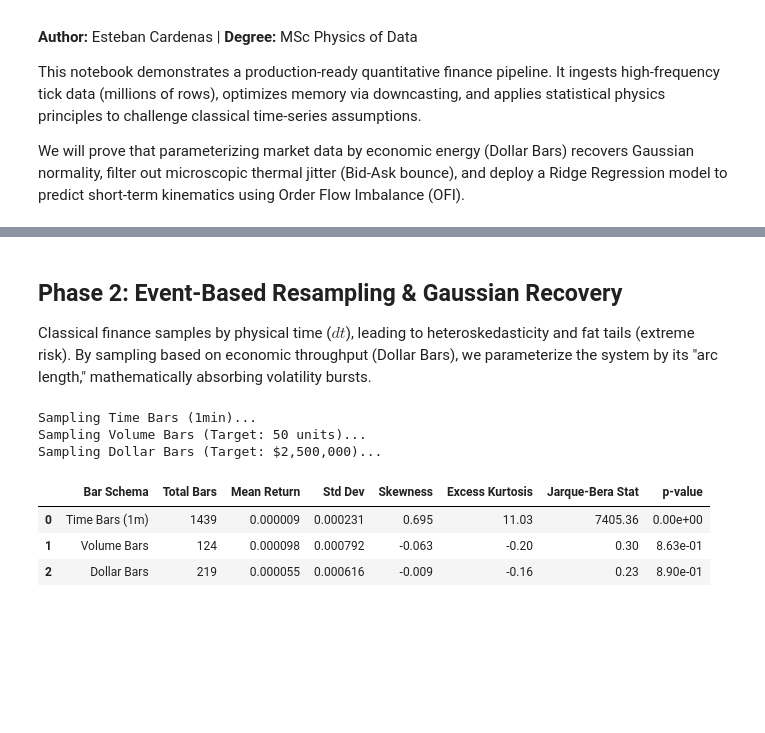
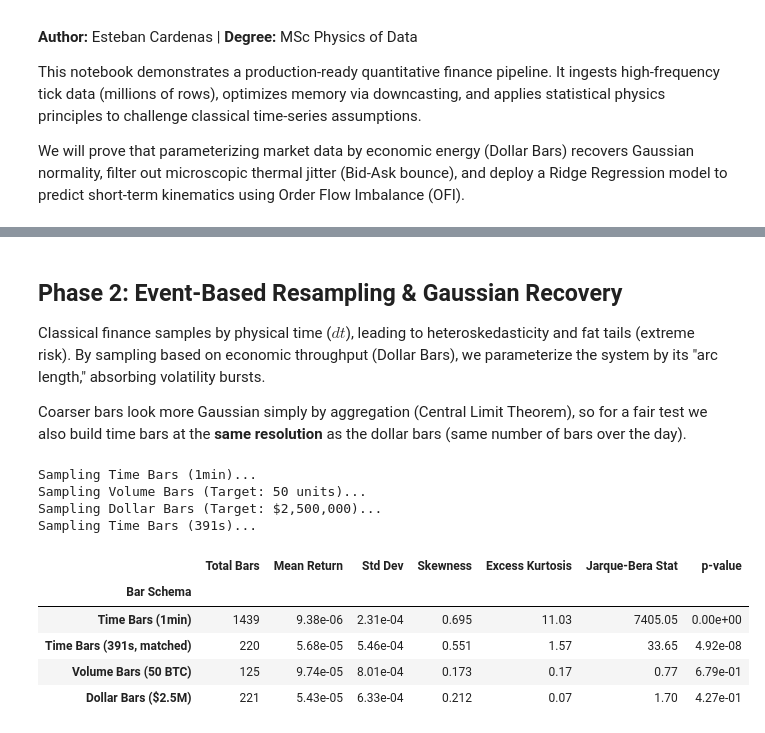
Before and after one commit to EstebanCardenas2001/High-Frequency-Tick-Data-Wrangler-A-Statistical-Mechanics-Approach-to-Market-Microstructure, a Jupyter notebook: notebooks/microstructure_analysis.ipynb, the cells around one changed output, grey strips where cells are left out. Drawn from its saved outputs; the diff is of its cells as text; code cells hidden in the pictures; blank space fills up the shorter version.

```diff
--- a/notebooks/microstructure_analysis.ipynb
+++ b/notebooks/microstructure_analysis.ipynb
@@ -35,9 +37,10 @@ We instantiate the `HighFreqTickWrangler` to download raw tick data from Binance
 wrangler = HighFreqTickWrangler(symbol="BTCUSDT", date="2026-01-01")
 
 # Execute Pipeline
-if wrangler.download_binance_trades():
-    wrangler.load_and_optimize()
-    wrangler.engineer_features()
+if not wrangler.download_binance_trades():
+    raise RuntimeError("Download failed - check the symbol/date and your connection.")
+wrangler.load_and_optimize()
+wrangler.engineer_features()
 
 # Display a preview of the clean, vectorized data
 wrangler.df.head()
@@ -58,22 +60,39 @@ Feature engineering completed in 0.0358 seconds.
 # %% [markdown]
 ## Phase 2: Event-Based Resampling & Gaussian Recovery
-Classical finance samples by physical time ($dt$), leading to heteroskedasticity and fat tails (extreme risk). By sampling based on economic throughput (Dollar Bars), we parameterize the system by its "arc length," mathematically absorbing volatility bursts.
+Classical finance samples by physical time ($dt$), leading to heteroskedasticity and fat tails (extreme risk). By sampling based on economic throughput (Dollar Bars), we parameterize the system by its "arc length," absorbing volatility bursts.
+
+Coarser bars look more Gaussian simply by aggregation (Central Limit Theorem), so for a fair test we also build time bars at the **same resolution** as the dollar bars (same number of bars over the day).
 # %%
 # Generate the bar schemas
 time_bars = create_time_bars(wrangler.df, freq='1min')
-vol_bars = create_volume_bars(wrangler.df, volume_target=50)       # 50 BTC
-dollar_bars = create_dollar_bars(wrangler.df, dollar_target=2500000) # $2.5M
+vol_bars = create_volume_bars(wrangler.df, volume_target=50)          # 50 BTC
+dollar_bars = create_dollar_bars(wrangler.df, dollar_target=2_500_000) # $2.5M
+
+# Resolution-matched control: time bars with the same bar count as the dollar bars
+matched_freq = matching_time_freq(wrangler.df, n_bars=len(dollar_bars))
+matched_time_bars = create_time_bars(wrangler.df, freq=matched_freq)
 
 # Run statistical evaluation (Jarque-Bera, Kurtosis, Skewness)
-normality_results = analyze_bar_normality(time_bars, vol_bars, dollar_bars)
-normality_results
+normality_results = analyze_bar_normality({
+    "Time Bars (1min)": time_bars,
+    f"Time Bars ({matched_freq}, matched)": matched_time_bars,
+    "Volume Bars (50 BTC)": vol_bars,
+    "Dollar Bars ($2.5M)": dollar_bars,
+})
+normality_results.style.format({
+    "Mean Return": "{:.2e}", "Std Dev": "{:.2e}", "Skewness": "{:.3f}",
+    "Excess Kurtosis": "{:.2f}", "Jarque-Bera Stat": "{:.2f}", "p-value": "{:.2e}"
+})
 # %% [output]
 Sampling Time Bars (1min)...
 Sampling Volume Bars (Target: 50 units)...
 Sampling Dollar Bars (Target: $2,500,000)...
+Sampling Time Bars (391s)...
-|  | Bar Schema | Total Bars | Mean Return | Std Dev | Skewness | Excess Kurtosis | Jarque-Bera Stat | p-value |
-| 0 | Time Bars (1m) | 1439 | 0.000009 | 0.000231 | 0.695 | 11.03 | 7405.36 | 0.00e+00 |
-| 1 | Volume Bars | 124 | 0.000098 | 0.000792 | -0.063 | -0.20 | 0.30 | 8.63e-01 |
-| 2 | Dollar Bars | 219 | 0.000055 | 0.000616 | -0.009 | -0.16 | 0.23 | 8.90e-01 |
+|  | Total Bars | Mean Return | Std Dev | Skewness | Excess Kurtosis | Jarque-Bera Stat | p-value |
+| Bar Schema |  |  |  |  |  |  |  |
+| Time Bars (1min) | 1439 | 9.38e-06 | 2.31e-04 | 0.695 | 11.03 | 7405.05 | 0.00e+00 |
+| Time Bars (391s, matched) | 220 | 5.68e-05 | 5.46e-04 | 0.551 | 1.57 | 33.65 | 4.92e-08 |
+| Volume Bars (50 BTC) | 125 | 9.74e-05 | 8.01e-04 | 0.173 | 0.17 | 0.77 | 6.79e-01 |
+| Dollar Bars ($2.5M) | 221 | 5.43e-05 | 6.33e-04 | 0.212 | 0.07 | 1.70 | 4.27e-01 |
 # %% [markdown]
 ## Phase 3: Visualizing Market Dynamics
```
Also changed, not shown: parts of 9 cells of this notebook, 8 other files.
